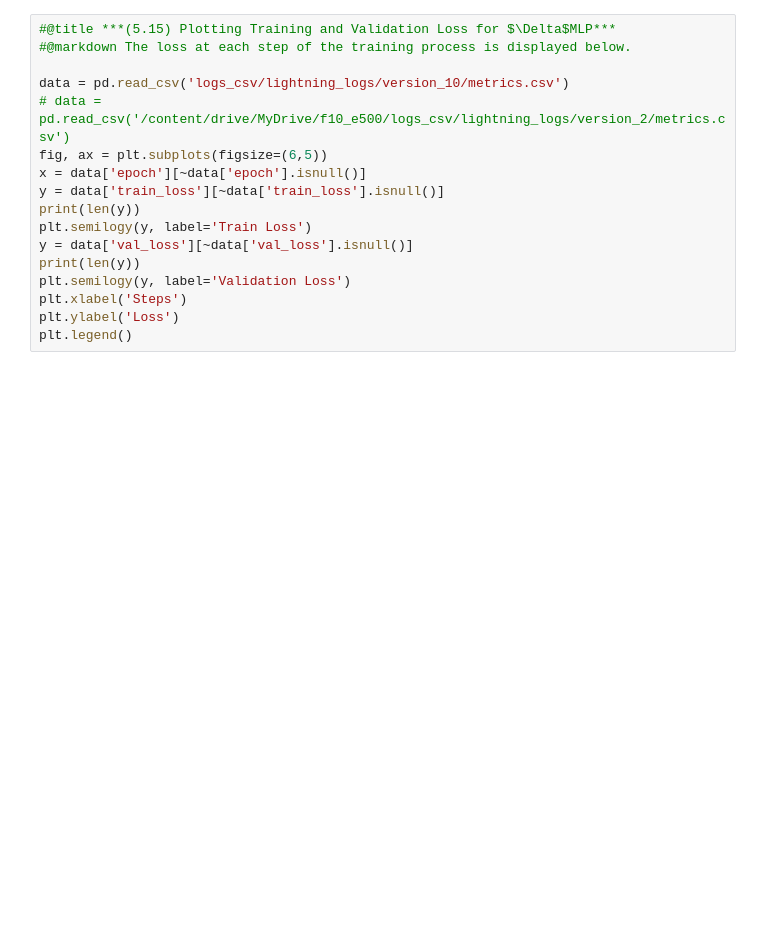
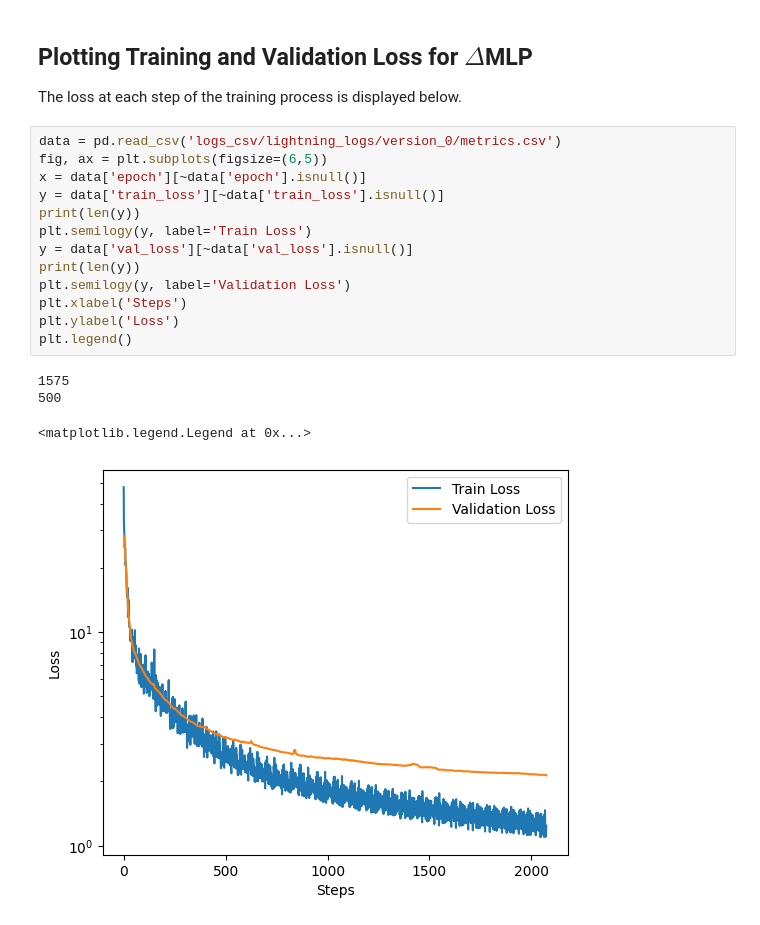
Before and after one commit to cc-ats/mlp_tutorial, a Jupyter notebook: Lesson5_BP-FNN_MLP.ipynb, the cells around one changed output. Drawn from its saved outputs; the diff is of its cells as text; blank space fills up the shorter version.

```diff
--- a/Lesson5_BP-FNN_MLP.ipynb
+++ b/Lesson5_BP-FNN_MLP.ipynb
@@ -460,17 +501,22 @@ fig.savefig('loss.png', dpi=300)
+# %% [markdown]
+## Plotting Training and Validation Loss for $\Delta$MLP
+
+The loss at each step of the training process is displayed below.
 # %%
-#@title ***(5.15) Plotting Training and Validation Loss for $\Delta$MLP***
-#@markdown The loss at each step of the training process is displayed below.
-
-data = pd.read_csv('logs_csv/lightning_logs/version_10/metrics.csv')
-# data = pd.read_csv('/content/drive/MyDrive/f10_e500/logs_csv/lightning_logs/version_2/metrics.csv')
+data = pd.read_csv('logs_csv/lightning_logs/version_0/metrics.csv')
 fig, ax = plt.subplots(figsize=(6,5))
 x = data['epoch'][~data['epoch'].isnull()]
 y = data['train_loss'][~data['train_loss'].isnull()]
 print(len(y))
 plt.semilogy(y, label='Train Loss')
 y = data['val_loss'][~data['val_loss'].isnull()]
 print(len(y))
 plt.semilogy(y, label='Validation Loss')
 plt.xlabel('Steps')
 plt.ylabel('Loss')
 plt.legend()
+# %% [output]
+1575
+500
+<matplotlib.legend.Legend at 0x...>
+[figure, added]
```
Also changed, not shown: parts of 34 cells of this notebook.
